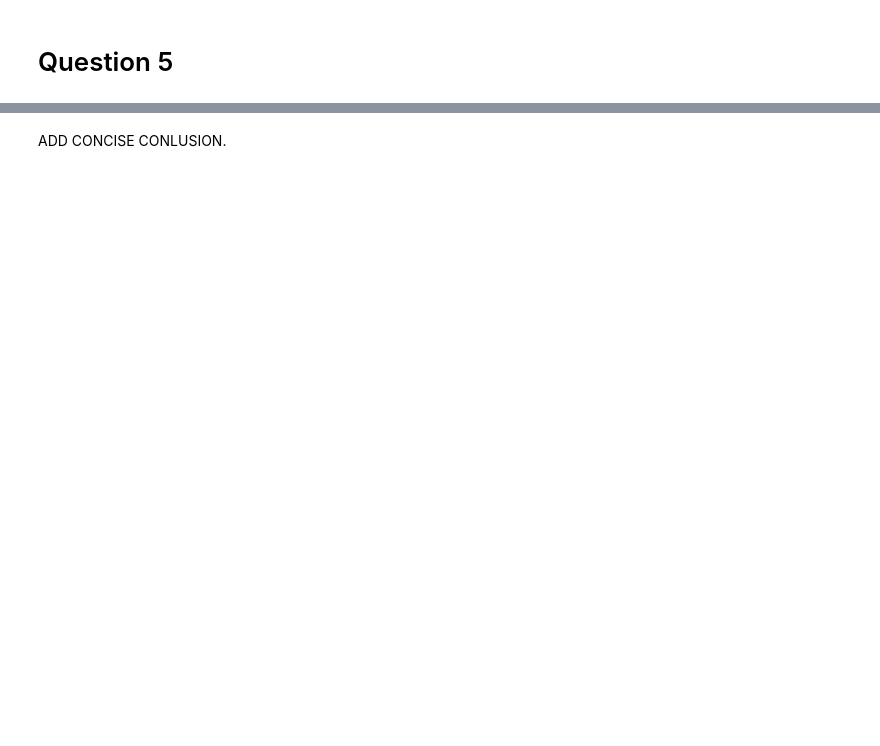
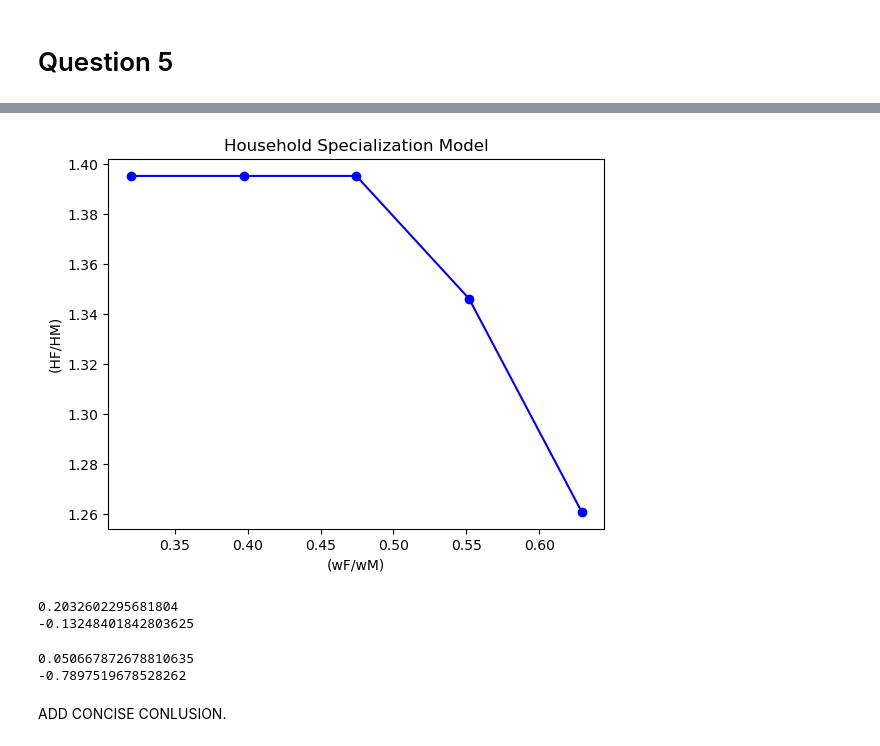
Before and after one commit to NumEconCopenhagen/projects-2023-it-hurts-when-ip, a Jupyter notebook: inauguralproject/inauguralproject.ipynb, the cells around one changed output, grey strips where cells are left out. Saved outputs shown, nothing was run; the diff lists cells and outputs as text; code cells hidden in the pictures; blank space fills up the shorter version.

```diff
--- a/inauguralproject/inauguralproject.ipynb
+++ b/inauguralproject/inauguralproject.ipynb
@@ -171,2 +212,34 @@ sigma = 0.1000
+# %%
+model2 = HouseholdSpecializationModelClass()
+model2.par.wF_vec=np.linspace(0.32,0.629,num=5)
+model2.par.alpha = 0.5
+model2.par.sigma = 0.5
+model2.solve_wF_vec()
+
+
+log_HFHM = (model2.sol.HF_vec/model2.sol.HM_vec)
+log_wFwM = (model2.par.wF_vec/model2.par.wM)
+
+# create plot
+plt.plot(log_wFwM, log_HFHM, 'bo-')
+plt.xlabel('(wF/wM)')
+plt.ylabel('(HF/HM)')
+plt.title('Household Specialization Model')
+plt.show()
+
+model2.run_regression()
+print(model2.sol.beta0)
+print(model2.sol.beta1)
+# %% [output]
+[figure, added]
+0.2032602295681804
+-0.13248401842803625
+# %%
+model2.run_regression()
+print(model2.sol.beta0)
+print(model2.sol.beta1)
+# %% [output]
+0.050667872678810635
+-0.7897519678528262
 # %% [markdown]
 ADD CONCISE CONLUSION.
```
Also changed, not shown: parts of 16 cells of this notebook.
